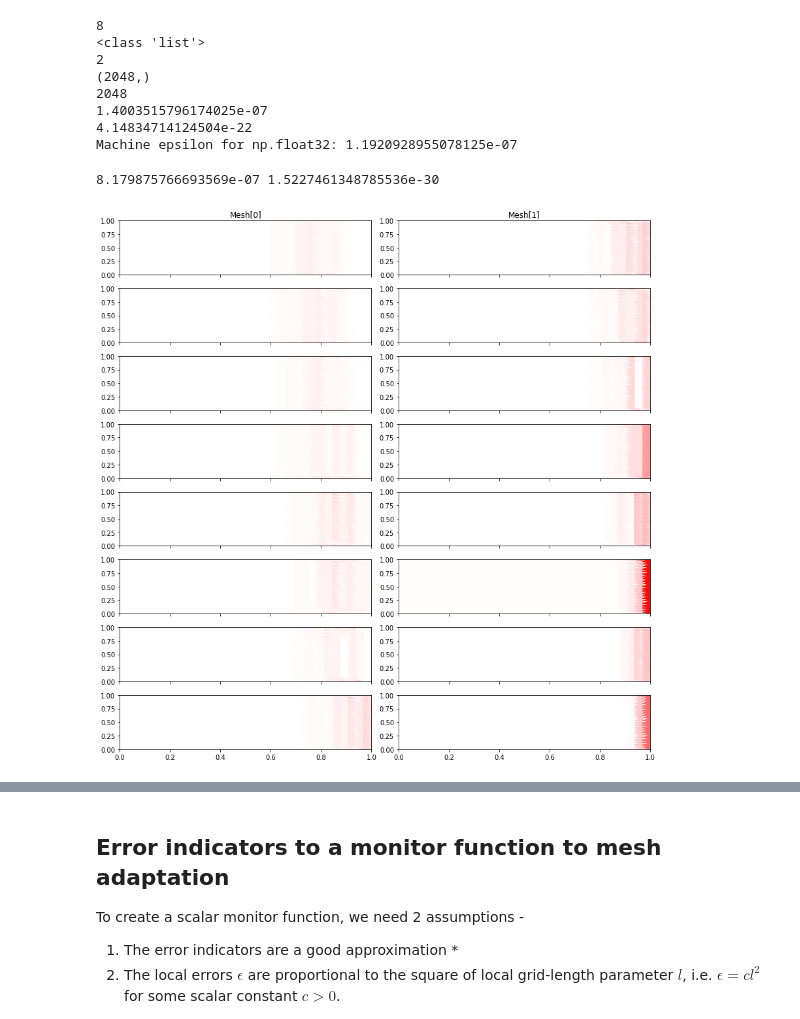
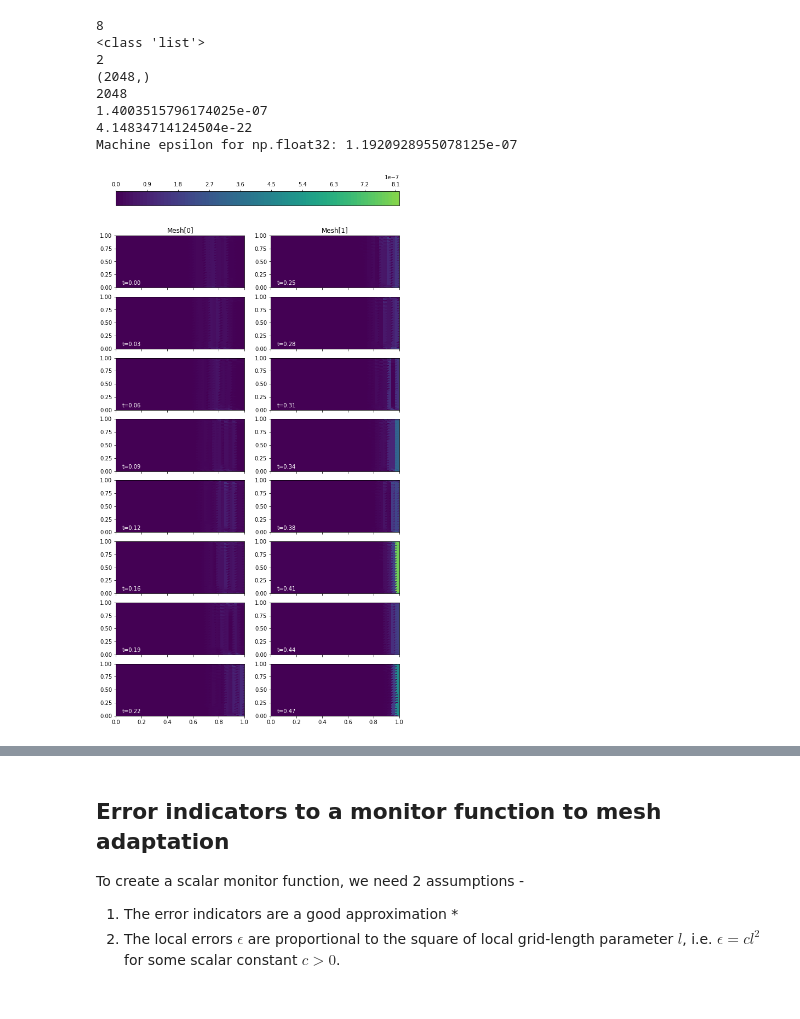
Before and after one commit to acse-akm121/oceans_goma, a Jupyter notebook: goma/src/GoalOrientedExample.ipynb, the cells around one changed output, grey strips where cells are left out. Cells and saved outputs as stored; diff of their text form; code cells hidden in the pictures.

Commit message:
notebook: Add colorbars to figures for project plan

```diff
--- a/goma/src/GoalOrientedExample.ipynb
+++ b/goma/src/GoalOrientedExample.ipynb
@@ -121,0 +131,17 @@ fig.savefig("burgers2.jpg")
+# %%
+# print("QOI: {}".format(mesh_seq.get_qoi()))
+# vmax, vmin = -np.inf, np.inf
+# print(len(solutions['u']['adjoint']), len(solutions['u']['adjoint'][0]))
+# for i, sol_i in enumerate(solutions['u']['adjoint']):
+#     for j, sol_t in enumerate(solutions['u']['adjoint'][i]):
+#         vmax = max(vmax, np.max(sol_t.dat.data))
+#         vmin = min(vmin, np.min(sol_t.dat.data))
+# Note this is plotting the magnitude!!!!!!!!!!!!!
+vmin = 0
+vmax = 2
+fig, axes, tcs = plot_snapshots(
+    solutions, time_partition, "u", "adjoint", levels=100,
+    vmin=vmin, vmax=vmax,
+    cmap='viridis', figsize=figsize
+)
+cbar = fig.colorbar(tcs[0][0], ax=axes, location='top')
@@ -155,40 +183,44 @@ def plot_indicator_snapshots2(indicators, time_partition, **kwargs):
     :arg time_partition: the :class:`TimePartition`
         object used to solve the problem
     """
     P = time_partition
     rows = P.exports_per_subinterval[0] - 1
     cols = P.num_subintervals
     steady = rows == cols == 1
     figsize = kwargs.pop("figsize", (6 * cols, 24 // cols))
     fig, axes = plt.subplots(rows, cols, sharex="col", figsize=figsize)
     tcs = []
     for i, indi_step in enumerate(indicators):
         ax = axes if steady else axes[0] if cols == 1 else axes[0, i]
         ax.set_title(f"Mesh[{i}]")
         tc = []
         for j, indi in enumerate(indi_step):
             ax = axes if steady else axes[j] if cols == 1 else axes[j, i]
             tc.append(tricontourf(indi, axes=ax, **kwargs))
             if not steady:
                 time = i * P.end_time/cols + j * P.timesteps_per_export[i] * P.timesteps[i]
                 ax.annotate(f"t={time:.2f}", (0.05, 0.05), color="white")
         tcs.append(tc)
     plt.tight_layout()
     return fig, axes, tcs
 
-vmax, vmin = -np.inf, np.inf
-for i, mesh_i in enumerate(indicators):
-    for j, e_t in enumerate(indicators[i]):
-        vmax = np.max((vmax, np.max(np.abs(e_t.dat.data))))
-        vmin = np.min((vmin, np.min(np.abs(e_t.dat.data))))
+# vmax, vmin = -np.inf, np.inf
+# for i, mesh_i in enumerate(indicators):
+#     for j, e_t in enumerate(indicators[i]):
+#         vmax = np.max((vmax, np.max(np.abs(e_t.dat.data))))
+#         vmin = np.min((vmin, np.min(np.abs(e_t.dat.data))))
 
-print(vmax, vmin)
+# print(vmax, vmin)
+vmax = 1e-6
+vmin = 0
 # We've switched over to a diverging colourmap, so for the bounds of our colourmap,
 # we want the center of the range to be 0, so we go from
 # (vmax, vmin) to (-max(abs(vmax), abs(vmin)), max(abs(vmax), abs(vmin)))
 fig, axs, tcs = plot_indicator_snapshots2(indicators, time_partition,
-                                          levels=50, vmax=max(abs(vmax), abs(vmin)),
-                                          vmin=-max(abs(vmax), abs(vmin)), cmap='bwr')
+                                          levels=100,
+                                          vmax=vmax, vmin=vmin,
+                                          cmap='viridis',
+                                          figsize=figsize)
+cbar = fig.colorbar(tcs[1][-3], ax=axs, location='top')
 # %% [output]
-8.179875766693569e-07 1.5227461348785536e-30
-[figure, old version]
+[figure, new version]
```
Also changed, not shown: parts of 7 cells of this notebook.
